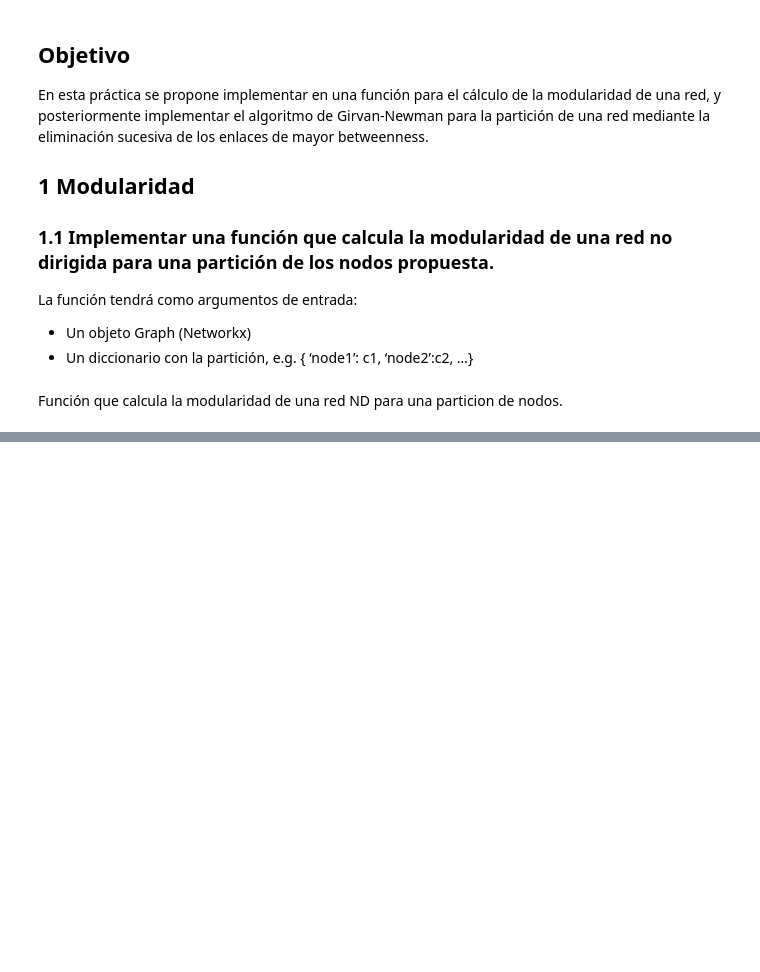
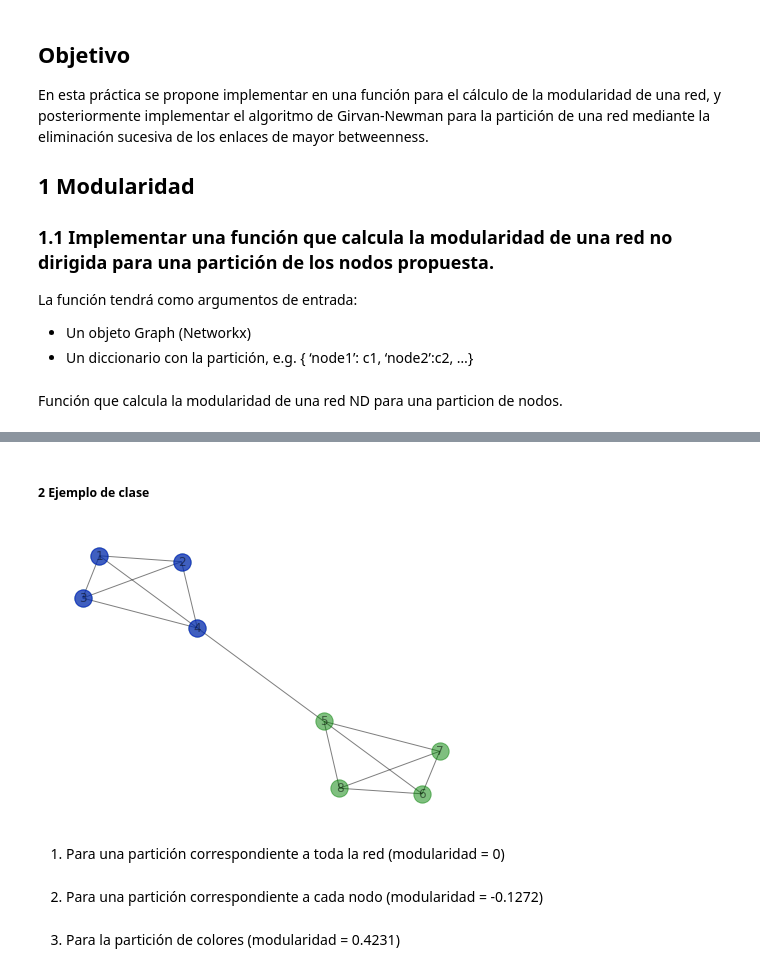
Before and after one commit to CristianFernandezM/NuevasTecnologias, a Jupyter notebook: Practica6.ipynb, the cells around one changed output, grey strips where cells are left out. Drawn from its saved outputs; the diff is of its cells as text; code cells hidden in the pictures; blank space fills up the shorter version.

```diff
--- a/Practica6.ipynb
+++ b/Practica6.ipynb
@@ -75,0 +77,17 @@ AttributeError: module 'scipy.sparse' has no attribute 'coo_array'
+# %% [markdown]
+##### 2 Ejemplo de clase #####
+# %%
+def definicionGrafo2():
+    G = nx.Graph()
+    G.add_edges_from([(1,2),(1,3),(1,4),(2,3),(2,4),(3,4),(4,5),(5,6),(5,7),(5,8),(6,7),(6,8),(7,8)])
+    pos = nx.fruchterman_reingold_layout(G,k=0.25)
+    nx.draw(G, pos, with_labels=True, node_color='g', alpha=0.5)
+    nx.draw_networkx_nodes(G, pos, nodelist=[1,2,3,4], node_color='b', alpha=0.5)
+
+    return G
+
+red2 = definicionGrafo2()
+# %% [output]
+[figure, added]
+# %% [markdown]
+1. Para una partición correspondiente a toda la red (modularidad = 0)
@@ -75,0 +101,2 @@ AttributeError: module 'scipy.sparse' has no attribute 'coo_array'
+# %% [markdown]
+2. Para una partición correspondiente a cada nodo (modularidad = -0.1272)
@@ -75,0 +111,2 @@ AttributeError: module 'scipy.sparse' has no attribute 'coo_array'
+# %% [markdown]
+3. Para la partición de colores (modularidad = 0.4231)
```
Also changed, not shown: parts of 16 cells of this notebook.
